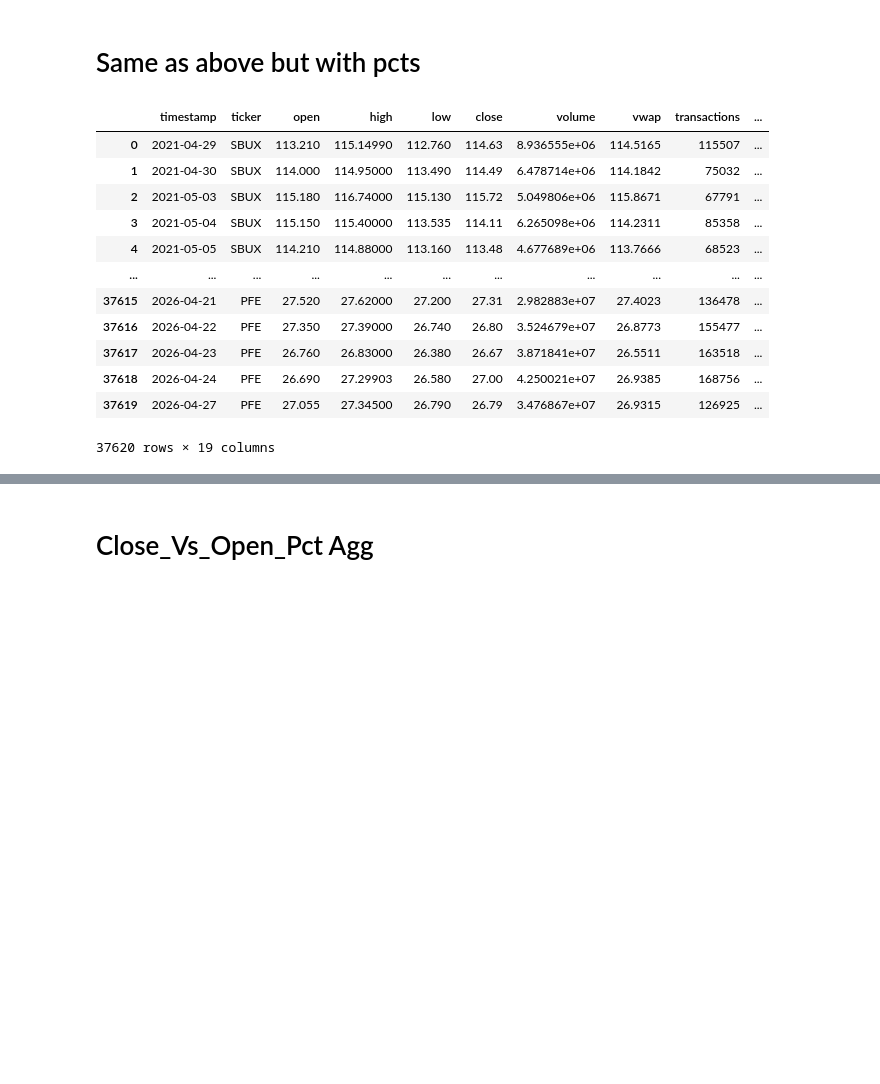
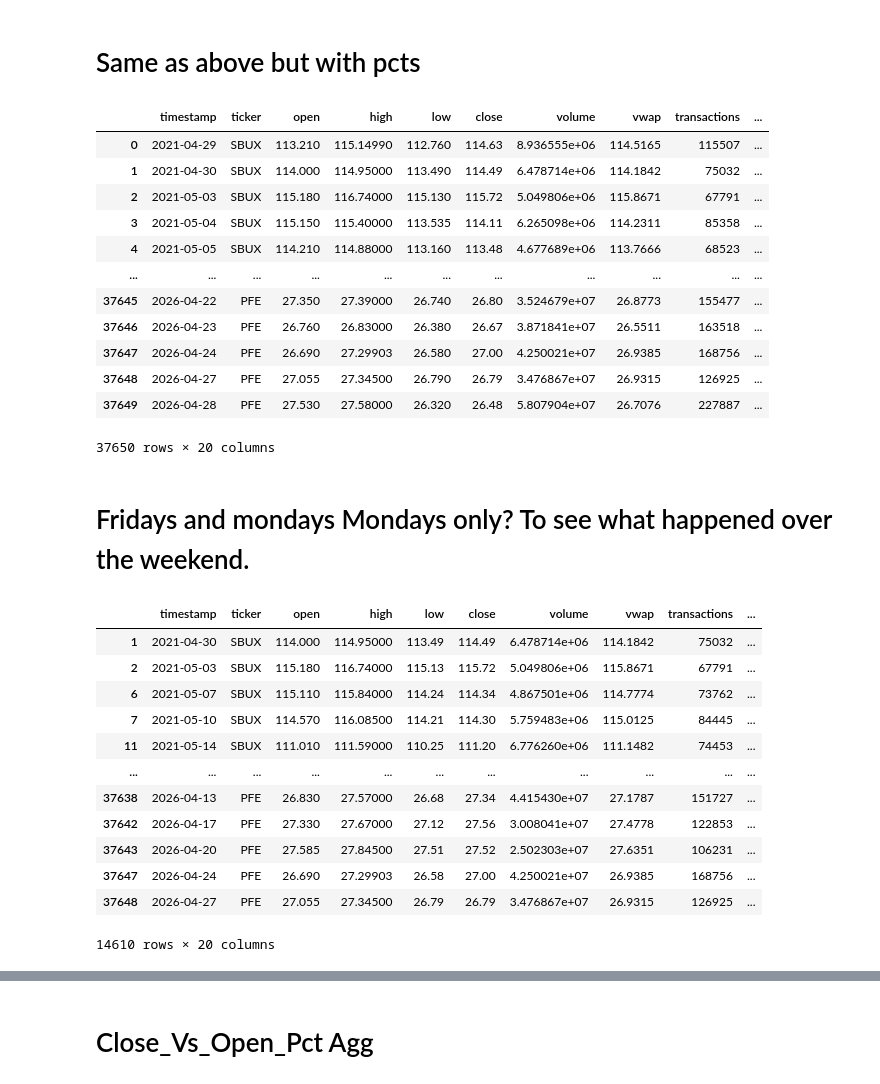
Before and after one commit to matthewcavanaugh96/megalabs, a Jupyter notebook: stock_prediction/1a - Daily Data ETL more stocks.ipynb, the cells around one changed output, grey strips where cells are left out. Drawn from its saved outputs; the diff is of its cells as text; code cells hidden in the pictures; blank space fills up the shorter version.

```diff
--- a/stock_prediction/1a - Daily Data ETL.ipynb
+++ b/stock_prediction/1a - Daily Data ETL more stocks.ipynb
@@ -491,0 +494,8 @@ combined_df
+# %%
+# 1. Convert the 'date' column to datetime objects
+combined_df['timestamp'] = pd.to_datetime(combined_df['timestamp'])
+
+# 2. Add the 'day_of_week' column
+combined_df['day_of_week'] = combined_df['timestamp'].dt.day_name()
+
+combined_df
@@ -630,9 +654,28 @@ df_calculated_metrics_pct
 | 3 | 2021-05-04 | SBUX | 115.150 | 115.40000 | 113.535 | 114.11 | 6.265098e+06 | 114.2311 | 85358 | ... |
 | 4 | 2021-05-05 | SBUX | 114.210 | 114.88000 | 113.160 | 113.48 | 4.677689e+06 | 113.7666 | 68523 | ... |
 | ... | ... | ... | ... | ... | ... | ... | ... | ... | ... | ... |
-| 37615 | 2026-04-21 | PFE | 27.520 | 27.62000 | 27.200 | 27.31 | 2.982883e+07 | 27.4023 | 136478 | ... |
-| 37616 | 2026-04-22 | PFE | 27.350 | 27.39000 | 26.740 | 26.80 | 3.524679e+07 | 26.8773 | 155477 | ... |
-| 37617 | 2026-04-23 | PFE | 26.760 | 26.83000 | 26.380 | 26.67 | 3.871841e+07 | 26.5511 | 163518 | ... |
-| 37618 | 2026-04-24 | PFE | 26.690 | 27.29903 | 26.580 | 27.00 | 4.250021e+07 | 26.9385 | 168756 | ... |
-| 37619 | 2026-04-27 | PFE | 27.055 | 27.34500 | 26.790 | 26.79 | 3.476867e+07 | 26.9315 | 126925 | ... |
+| 37645 | 2026-04-22 | PFE | 27.350 | 27.39000 | 26.740 | 26.80 | 3.524679e+07 | 26.8773 | 155477 | ... |
+| 37646 | 2026-04-23 | PFE | 26.760 | 26.83000 | 26.380 | 26.67 | 3.871841e+07 | 26.5511 | 163518 | ... |
+| 37647 | 2026-04-24 | PFE | 26.690 | 27.29903 | 26.580 | 27.00 | 4.250021e+07 | 26.9385 | 168756 | ... |
+| 37648 | 2026-04-27 | PFE | 27.055 | 27.34500 | 26.790 | 26.79 | 3.476867e+07 | 26.9315 | 126925 | ... |
+| 37649 | 2026-04-28 | PFE | 27.530 | 27.58000 | 26.320 | 26.48 | 5.807904e+07 | 26.7076 | 227887 | ... |
-37620 rows × 19 columns
+37650 rows × 20 columns
+# %% [markdown]
+# Fridays and mondays Mondays only? To see what happened over the weekend.
+# %%
+df_mon_fri = df_calculated_metrics_pct[df_calculated_metrics_pct['day_of_week'].isin(['Monday', 'Friday'])]
+df_mon_fri
+# %% [output]
+|  | timestamp | ticker | open | high | low | close | volume | vwap | transactions | ... |
+| 1 | 2021-04-30 | SBUX | 114.000 | 114.95000 | 113.49 | 114.49 | 6.478714e+06 | 114.1842 | 75032 | ... |
+| 2 | 2021-05-03 | SBUX | 115.180 | 116.74000 | 115.13 | 115.72 | 5.049806e+06 | 115.8671 | 67791 | ... |
+| 6 | 2021-05-07 | SBUX | 115.110 | 115.84000 | 114.24 | 114.34 | 4.867501e+06 | 114.7774 | 73762 | ... |
+| 7 | 2021-05-10 | SBUX | 114.570 | 116.08500 | 114.21 | 114.30 | 5.759483e+06 | 115.0125 | 84445 | ... |
+| 11 | 2021-05-14 | SBUX | 111.010 | 111.59000 | 110.25 | 111.20 | 6.776260e+06 | 111.1482 | 74453 | ... |
+| ... | ... | ... | ... | ... | ... | ... | ... | ... | ... | ... |
+| 37638 | 2026-04-13 | PFE | 26.830 | 27.57000 | 26.68 | 27.34 | 4.415430e+07 | 27.1787 | 151727 | ... |
+| 37642 | 2026-04-17 | PFE | 27.330 | 27.67000 | 27.12 | 27.56 | 3.008041e+07 | 27.4778 | 122853 | ... |
+| 37643 | 2026-04-20 | PFE | 27.585 | 27.84500 | 27.51 | 27.52 | 2.502303e+07 | 27.6351 | 106231 | ... |
+| 37647 | 2026-04-24 | PFE | 26.690 | 27.29903 | 26.58 | 27.00 | 4.250021e+07 | 26.9385 | 168756 | ... |
+| 37648 | 2026-04-27 | PFE | 27.055 | 27.34500 | 26.79 | 26.79 | 3.476867e+07 | 26.9315 | 126925 | ... |
+14610 rows × 20 columns
```
Also changed, not shown: parts of 4 cells of this notebook, 34 other files.
